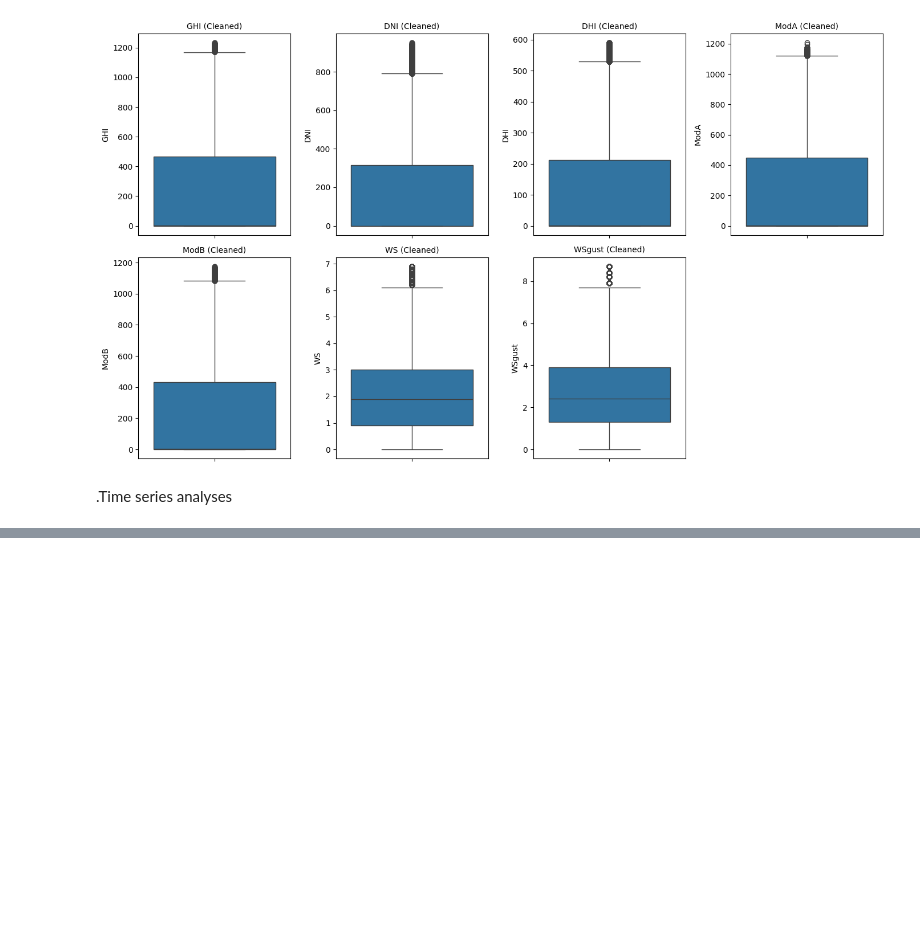
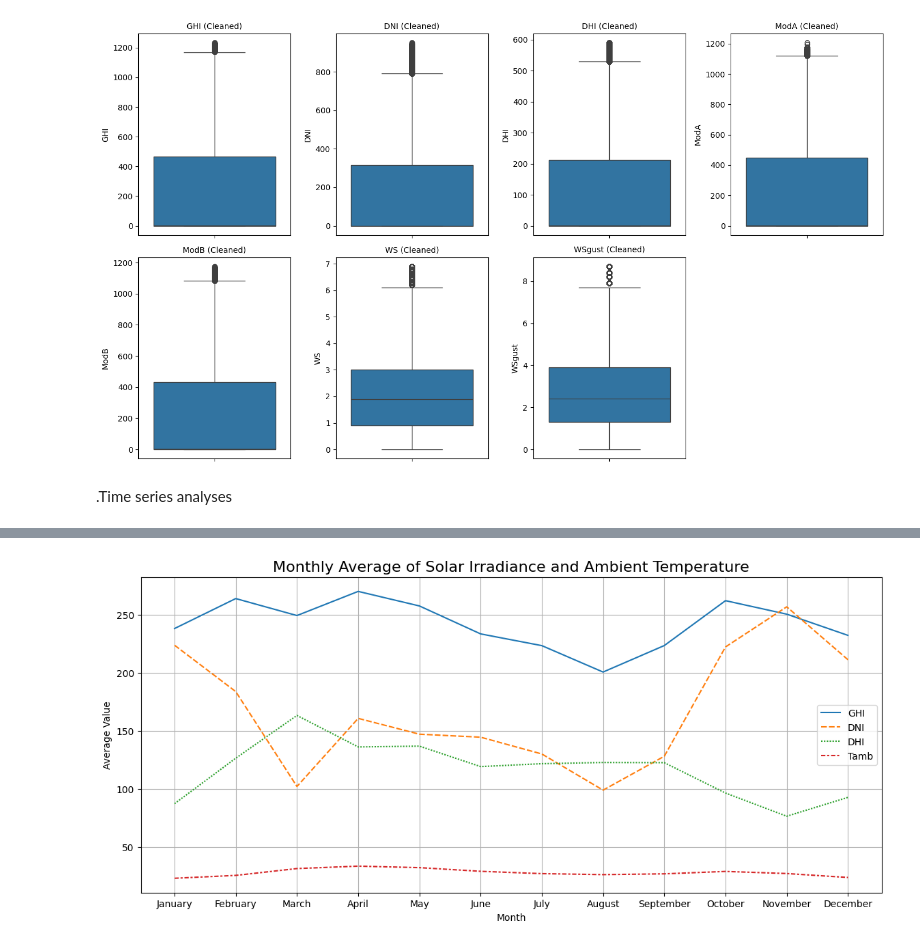
Before and after one commit to Filimon-H/Moonlight-Solar-Farm-Analysis, a Jupyter notebook: notebooks/bennin_EDA.ipynb, the cells around one changed output, grey strips where cells are left out. Saved outputs shown, nothing was run; the diff lists cells and outputs as text; code cells hidden in the pictures; blank space fills up the shorter version.

```diff
--- a/notebooks/bennin_EDA.ipynb
+++ b/notebooks/bennin_EDA.ipynb
@@ -282,0 +324,22 @@ df.set_index('Timestamp', inplace=True)
+# %%
+# Extract month names from the DatetimeIndex
+df['Month'] = df.index.month_name()
+
+# Group by month name and compute the mean for each variable
+monthly_avg = df.groupby('Month')[['GHI', 'DNI', 'DHI', 'Tamb']].mean()
+
+# Ensure months are in calendar order
+from calendar import month_name
+month_order = list(month_name)[1:]  # Skips the empty string at index 0
+monthly_avg = monthly_avg.reindex(month_order)
+
+# Plot
+plt.figure(figsize=(14, 6))
+sns.lineplot(data=monthly_avg)
+plt.title("Monthly Average of Solar Irradiance and Ambient Temperature", fontsize=16)
+plt.xlabel("Month")
+plt.ylabel("Average Value")
+plt.grid(True)
+plt.show()
+# %% [output]
+[figure, added]
```
Also changed, not shown: parts of 3 cells of this notebook.
